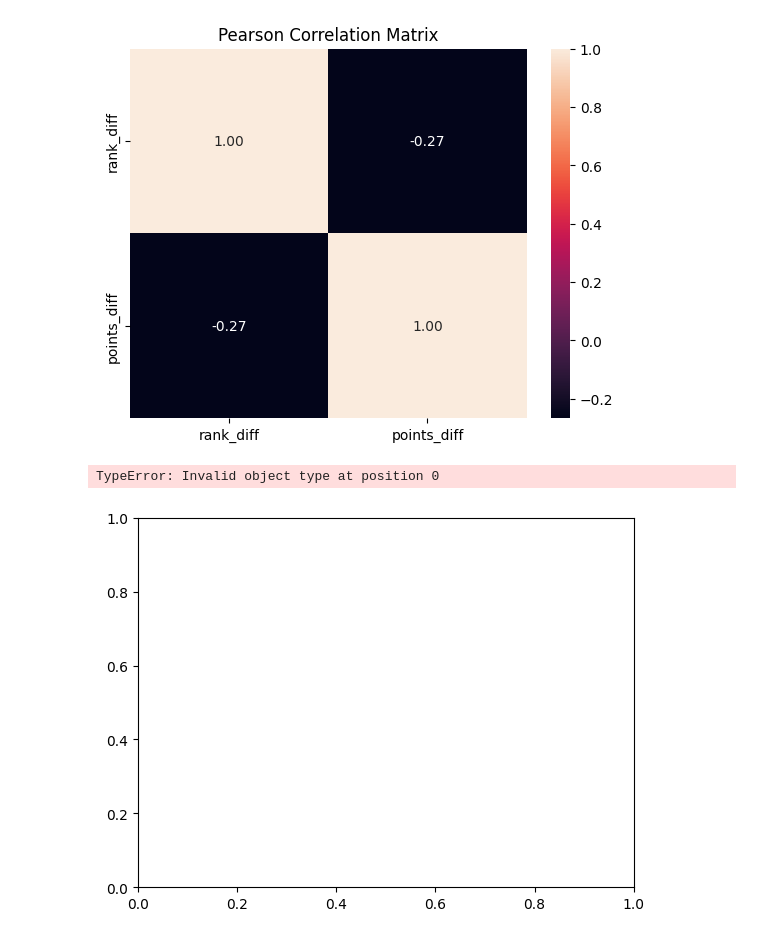
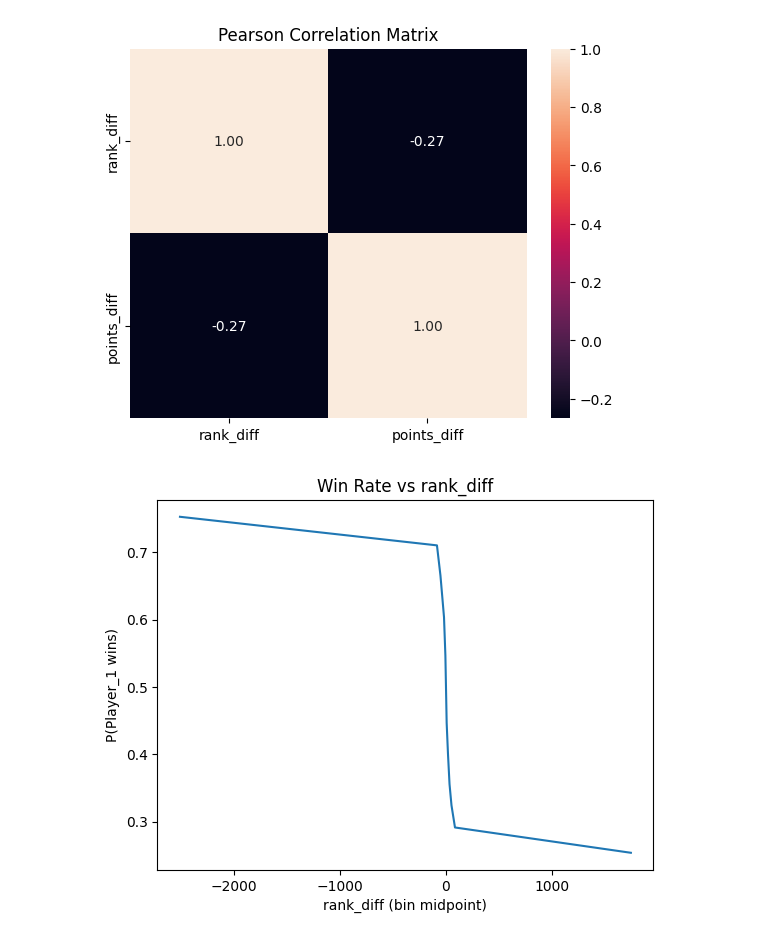
Before and after one commit to aryqn03/tennis-predictions-ML, a Jupyter notebook: algo.ipynb, the cells around one changed output. Saved outputs shown, nothing was run; the diff lists cells and outputs as text; code cells hidden in the pictures.

Commit message:
basic win_rate vs rank_diff analysis

```diff
--- a/algo.ipynb
+++ b/algo.ipynb
@@ -70,13 +70,17 @@ plt.show()
 [figure]
 # %%
 # Win Rate vs rank_diff
-cuts = pd.qcut(eda['rank_diff'], q=12, duplicates='drop')
-win_rate = eda.groupby(cuts)['y'].mean().reset_index()
-sns.lineplot(data=win_rate, x='rank_diff', y='y')
-plt.xticks(rotation=45)
+tmp = eda[['rank_diff', 'y']].dropna()
+bins = pd.qcut(tmp['rank_diff'], q=12, duplicates='drop')
+bins.name = 'bin'
+
+win = tmp.groupby(bins, observed=True)['y'].mean().reset_index(name='win_rate')
+win['rank_mid'] = win['bin'].map(lambda iv: iv.mid)
+
+sns.lineplot(data=win, x='rank_mid', y='win_rate')
+plt.xlabel('rank_diff (bin midpoint)')
 plt.ylabel('P(Player_1 wins)')
 plt.title('Win Rate vs rank_diff')
 plt.show()
 # %% [output]
-TypeError: Invalid object type at position 0
-[figure, old version]
+[figure, new version]
```
